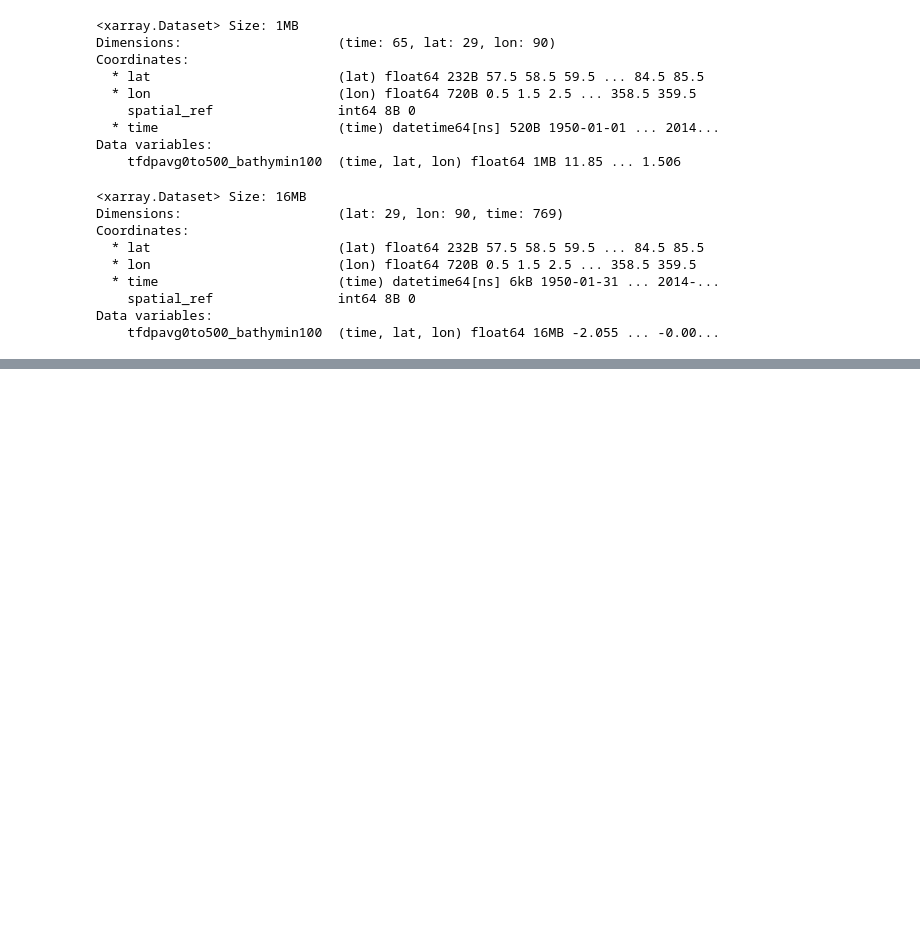
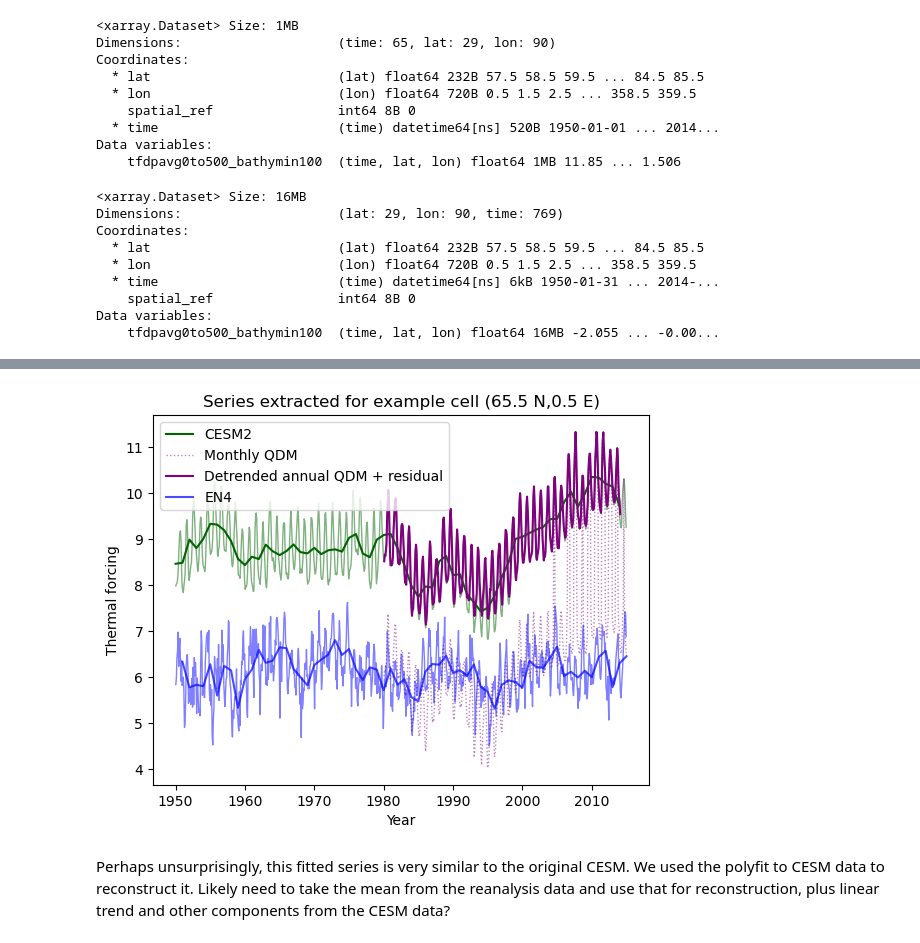
Before and after one commit to ehultee/gris-iceocean-process, a Jupyter notebook: Step3-QDM_reimplementation.ipynb, the cells around one changed output, grey strips where cells are left out. Saved outputs shown, nothing was run; the diff lists cells and outputs as text; code cells hidden in the pictures; blank space fills up the shorter version.

```diff
--- a/Step3-QDM_reimplementation.ipynb
+++ b/Step3-QDM_reimplementation.ipynb
@@ -37,7 +38,7 @@ XRData_t = (xr.Dataset, xr.DataArray)
 NPData_t = (list, np.ndarray, np.generic)
 XRData = TypeVar("XRData", xr.Dataset, xr.DataArray)
 NPData = TypeVar("NPData", list, np.ndarray, np.generic)
-MAX_SCALING_FACTOR = 5 ## to allow multiplicative correction?
+MAX_SCALING_FACTOR = 2 ## to allow multiplicative correction?
 
 
 def check_xr_types(obs: XRData, simh: XRData, simp: XRData) -> None:
@@ -704,0 +757,48 @@ ax.set(xlabel='Year',
+# %%
+## we'll eventually use this
+qdm_detrended = apply_cmfunc(
+        method = "quantile_delta_mapping",
+        obs = detrended_obs,
+        simh = detrended_simh.rename({'time':'t_simh'}),
+        simp = detrended_simp,
+        n_quantiles = 100,
+        input_core_dims={"obs": "time", "simh": "t_simh", "simp": "time"},
+        kind = "*", # to calculate the relative rather than the absolute change, "*" can be used instead of "+" (this is prefered when adjusting precipitation)
+    )
+# %%
+## did it work?
+
+annual_series = annual_ds.tfdpavg0to500_bathymin100.sel(lat=lat_sel, lon=lon_sel, method='nearest')
+future_trend_series = detrend_ser(annual_ds.sel(time=slice('1980', '2014')),
+                             dim='time',
+                             deg=1)[1].sel(lat=lat_sel, lon=lon_sel, method='nearest')
+qdm_dtr_series = qdm_detrended.tfdpavg0to500_bathymin100.sel(lat=lat_sel, lon=lon_sel, method='nearest')
+qdm_plus_resid = future_trend_series.resample(time='ME').ffill() + qdm_dtr_series.resample(time='ME').ffill() + residual_ds.tfdpavg0to500_bathymin100.sel(lat=lat_sel, lon=lon_sel, method='nearest')
+en4_annual = en4_series.resample(time='A').mean()
+
+fig, ax = plt.subplots()
+
+ax.plot(test_series.time, test_series.values,
+        color='darkgreen', lw=1.0, alpha=0.5)
+ax.plot(annual_series.time, annual_series.values,
+        color='darkgreen', lw=1.5, label='CESM2');
+
+ax.plot(qdm_series.time, qdm_series.values,
+        color='purple', lw=1.0, ls=':', alpha=0.5, label='Monthly QDM');
+
+ax.plot(qdm_plus_resid.time, qdm_plus_resid.values,
+        color='purple', lw=1.5, label='Detrended annual QDM + residual');
+
+ax.plot(en4_series.time, en4_series.values,
+        color='blue', lw=1.0, alpha=0.5)
+ax.plot(en4_annual.time, en4_annual.values,
+        color='blue', lw=1.5, alpha=0.7, label='EN4');
+
+ax.legend(loc='upper left')
+ax.set(xlabel='Year',
+       ylabel='Thermal forcing',
+       title='Series extracted for example cell ({} N,{} E)'.format(lat_sel, lon_sel));
+# %% [output]
+[figure, added]
+# %% [markdown]
+Perhaps unsurprisingly, this fitted series is very similar to the original CESM.  We used the polyfit to CESM data to reconstruct it.  Likely need to take the mean from the reanalysis data and use that for reconstruction, plus linear trend and other components from the CESM data?
```
Also changed, not shown: parts of 6 cells of this notebook.
